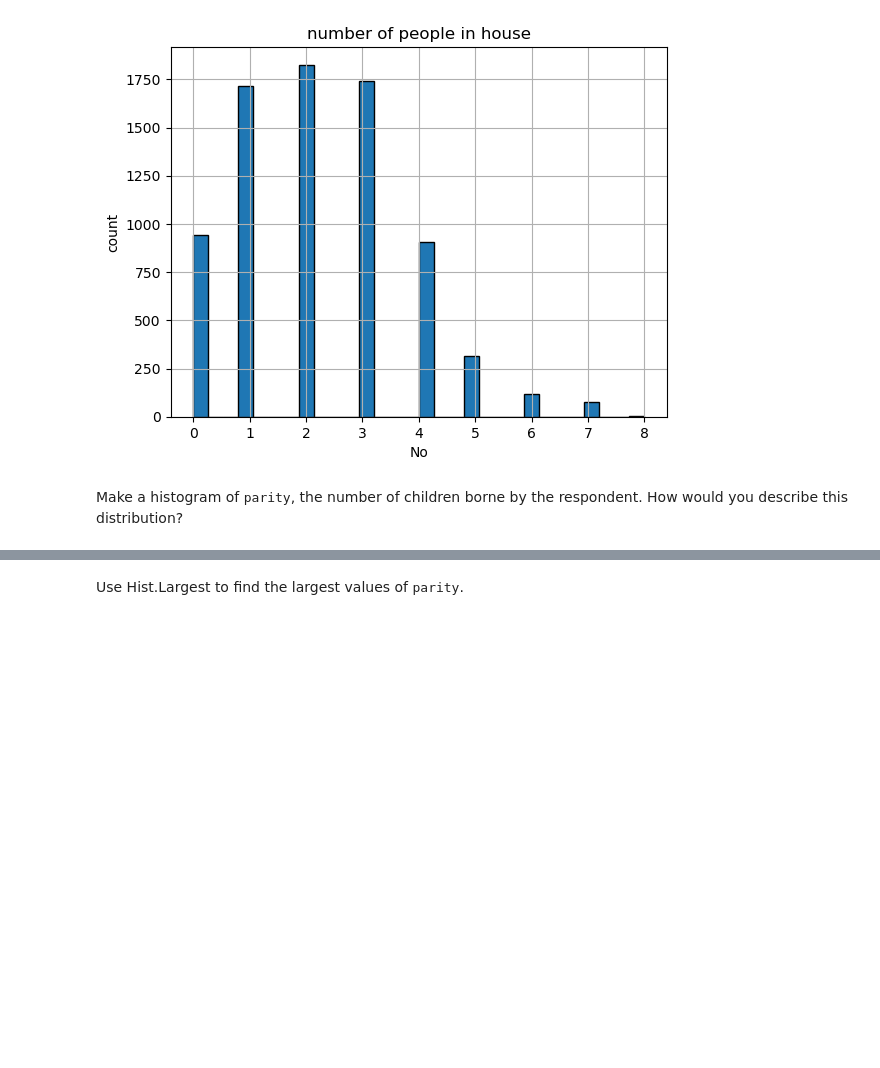
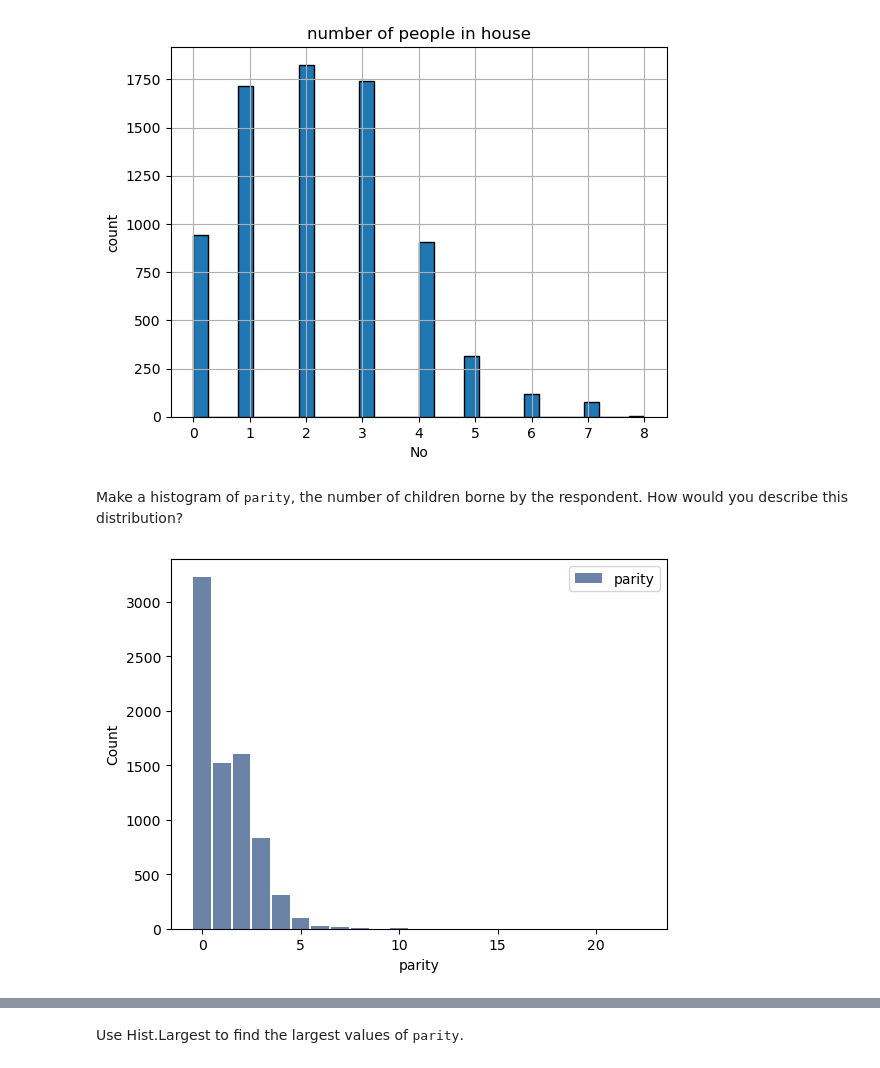
Before and after one commit to akhi08/Thinkstats2_exercise, a Jupyter notebook: Thinkstats/chap02ex.ipynb, the cells around one changed output, grey strips where cells are left out. Saved outputs shown, nothing was run; the diff lists cells and outputs as text; code cells hidden in the pictures; blank space fills up the shorter version.

```diff
--- a/Thinkstats/chap02ex.ipynb
+++ b/Thinkstats/chap02ex.ipynb
@@ -352,3 +352,13 @@ plt.show()
 [figure]
 # %% [markdown]
 Make a histogram of <tt>parity</tt>, the number of children borne by the respondent.  How would you describe this distribution?
+# %%
+# Solution
+
+# This distribution is positive-valued and skewed to the right.
+
+hist = thinkstats2.Hist(resp.parity)
+thinkplot.Hist(hist, label='parity')
+thinkplot.Config(xlabel='parity', ylabel='Count')
+# %% [output]
+[figure, added]
```
Also changed, not shown: parts of 6 cells of this notebook, 1 other file.
